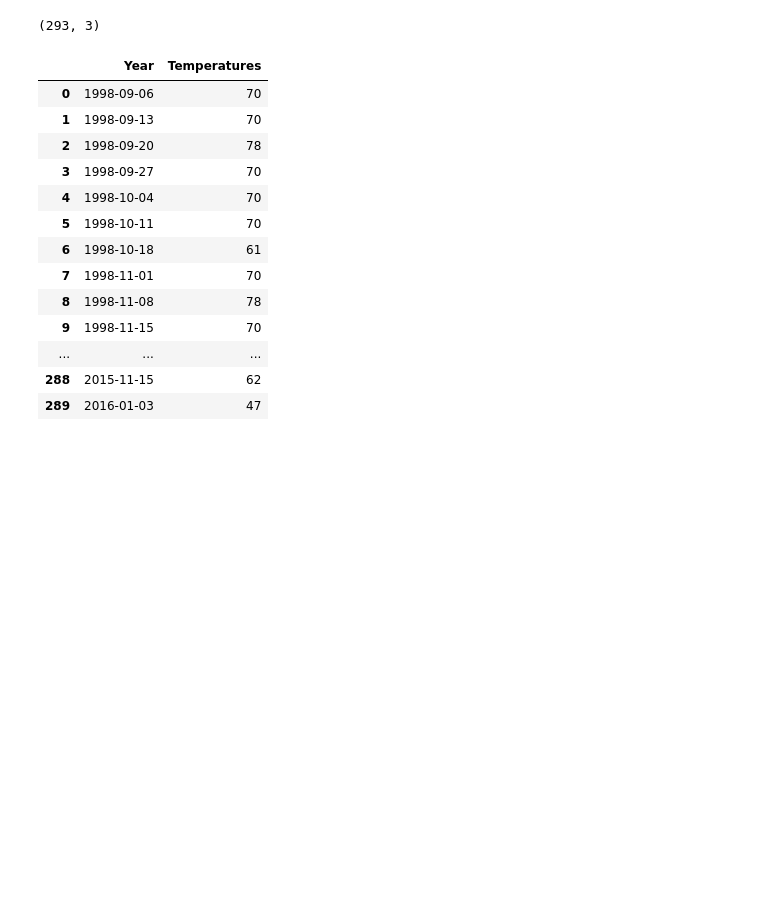
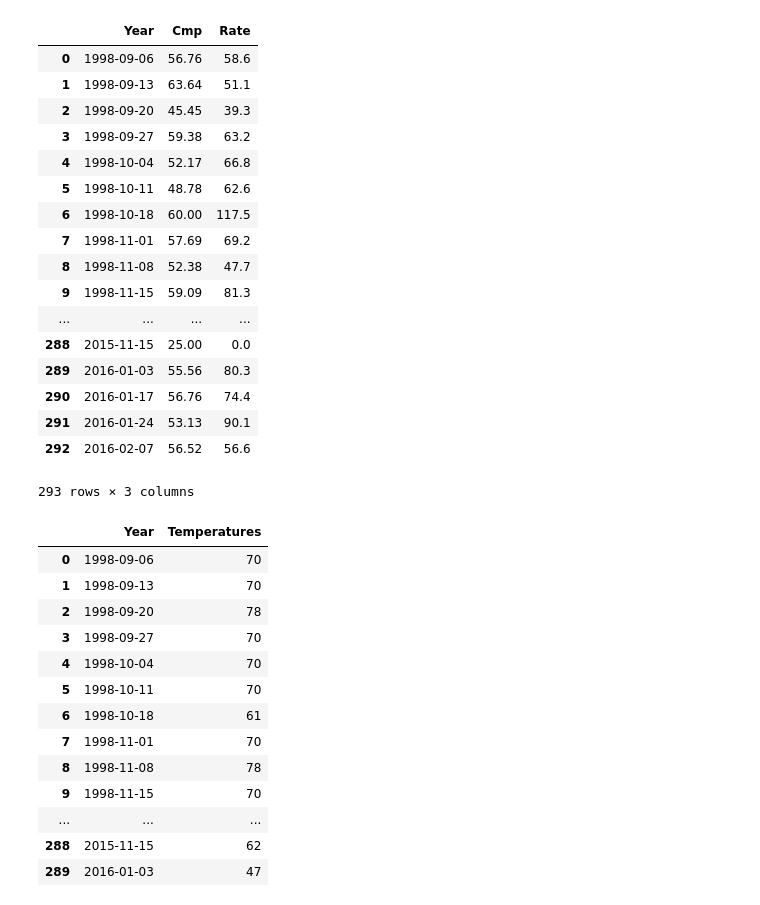
Before and after one commit to valpomet330-FA18/final-project-hbricca, a Jupyter notebook: Peyton_Manning.ipynb, the cells around one changed output. Drawn from its saved outputs; the diff is of its cells as text; code cells hidden in the pictures; blank space fills up the shorter version.

```diff
--- a/Peyton_Manning.ipynb
+++ b/Peyton_Manning.ipynb
@@ -36,8 +36,26 @@ pass_percent = pd.read_csv('/home/hbricca/met330/final-project-hbricca/Peytonpas
 temps = pd.read_csv('/home/hbricca/met330/final-project-hbricca/Peytontemps.csv')
 # %%
 pass_percent.shape
+pass_percent
 # %% [output]
+|  | Year | Cmp | Rate |
+| 0 | 1998-09-06 | 56.76 | 58.6 |
+| 1 | 1998-09-13 | 63.64 | 51.1 |
+| 2 | 1998-09-20 | 45.45 | 39.3 |
+| 3 | 1998-09-27 | 59.38 | 63.2 |
+| 4 | 1998-10-04 | 52.17 | 66.8 |
+| 5 | 1998-10-11 | 48.78 | 62.6 |
+| 6 | 1998-10-18 | 60.00 | 117.5 |
+| 7 | 1998-11-01 | 57.69 | 69.2 |
+| 8 | 1998-11-08 | 52.38 | 47.7 |
+| 9 | 1998-11-15 | 59.09 | 81.3 |
+| ... | ... | ... | ... |
+| 288 | 2015-11-15 | 25.00 | 0.0 |
+| 289 | 2016-01-03 | 55.56 | 80.3 |
+| 290 | 2016-01-17 | 56.76 | 74.4 |
+| 291 | 2016-01-24 | 53.13 | 90.1 |
+| 292 | 2016-02-07 | 56.52 | 56.6 |
-(293, 3)
+293 rows × 3 columns
 # %%
 temps.shape
 temps
```
Also changed, not shown: parts of 7 cells of this notebook.
